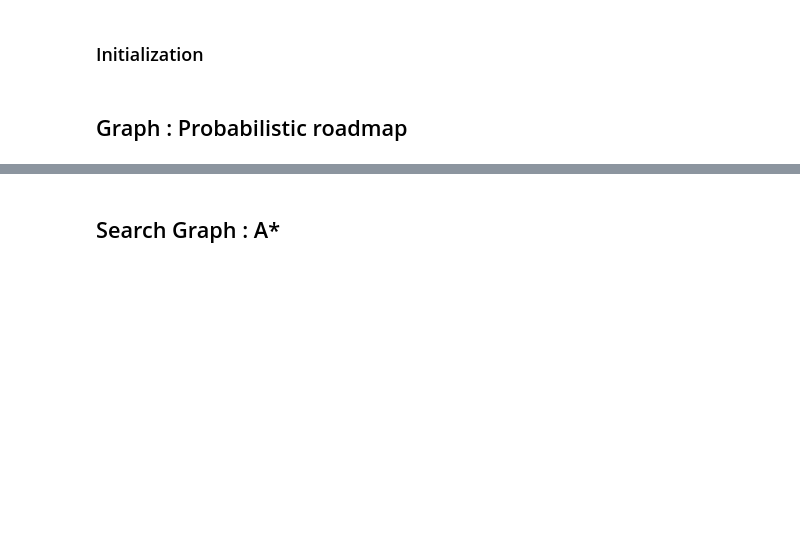
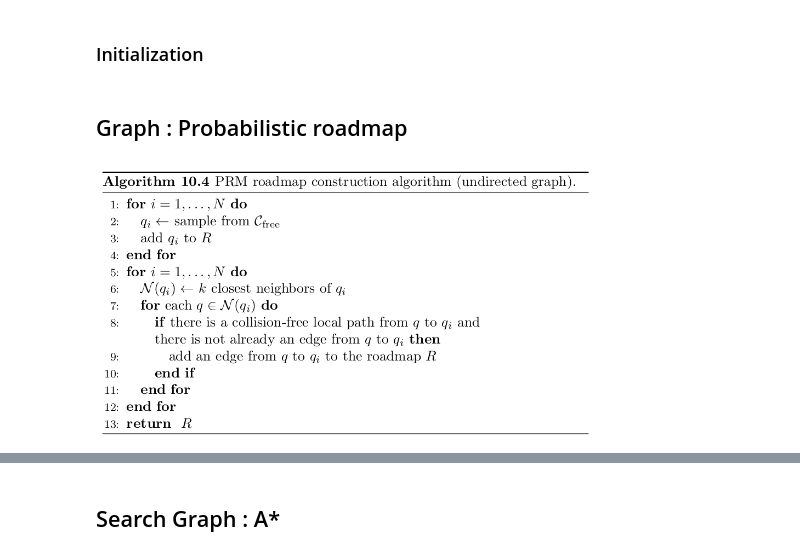
Before and after one commit to kh11kim/jupyrobo, a Jupyter notebook: PRM/prm.ipynb, the cells around one changed output, grey strips where cells are left out. Drawn from its saved outputs; the diff is of its cells as text; code cells hidden in the pictures; blank space fills up the shorter version.

```diff
--- a/PRM/prm.ipynb
+++ b/PRM/prm.ipynb
@@ -184,3 +191,8 @@ obstacles = [(4,8,1), (6,4,1), (3,3,1)]
 prm = PRM(start_node, end_node, smpl_area, obstacles)
 # %% [markdown]
 ## Graph : Probabilistic roadmap
+# %%
+#pseudo code from [Modern Robotics]
+Image(filename="prm_pseudocode.png", width=500)
+# %% [output]
+[figure, added]
```
Also changed, not shown: parts of 19 cells of this notebook, 2 other files.
